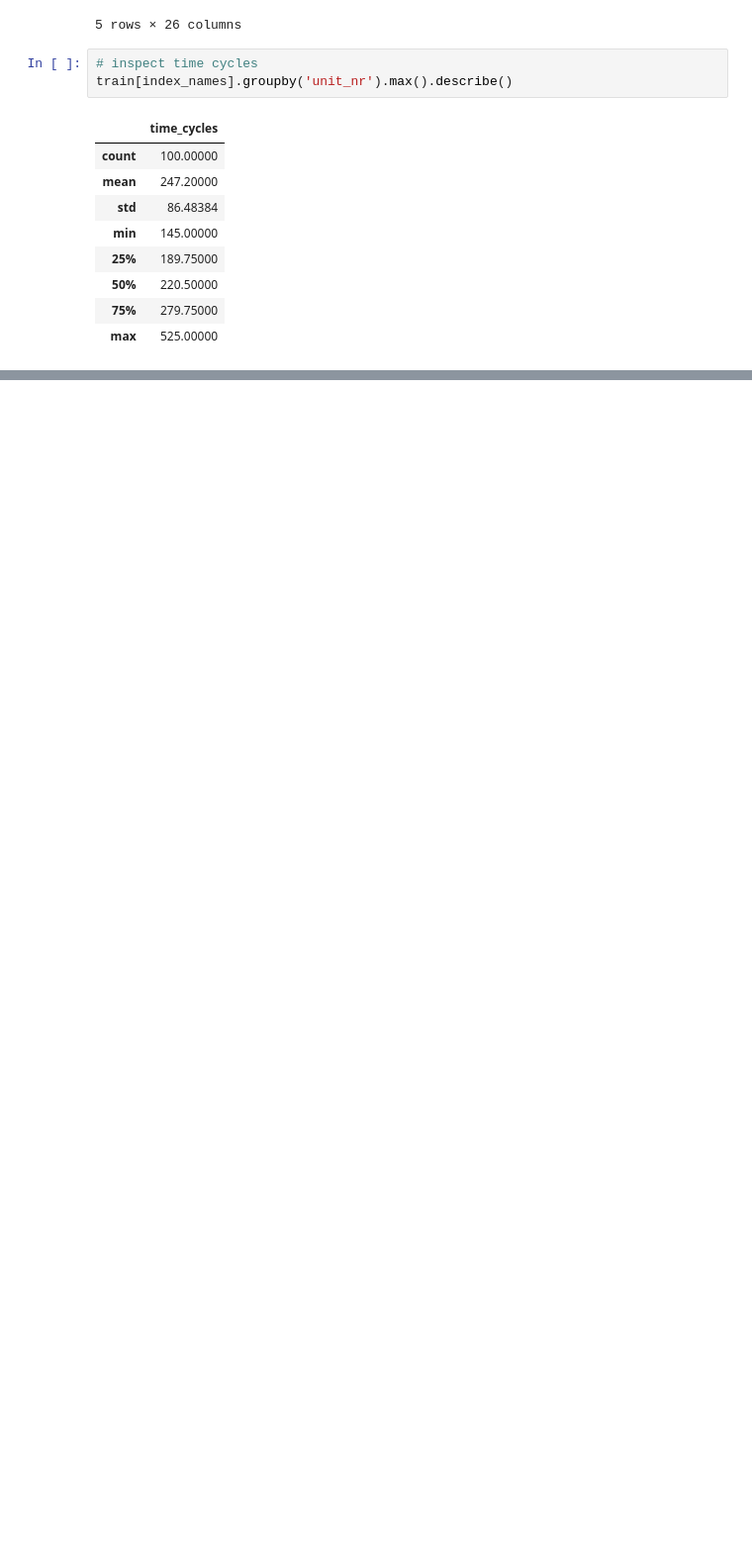
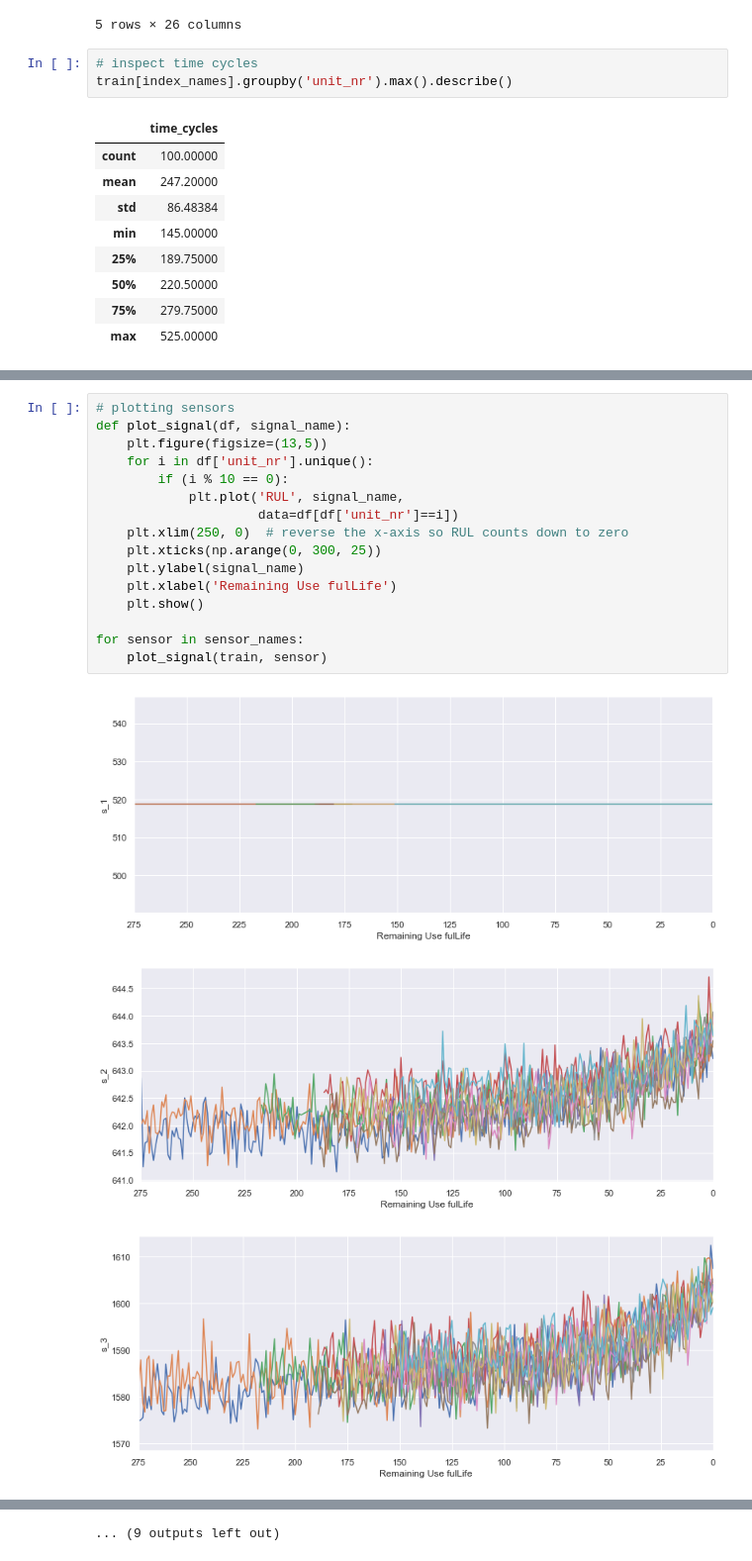
Before and after one commit to DennisxB/turbofan-predictive-maintenance, a Jupyter notebook: 02_FD003.ipynb, the cells around one changed output, grey strips where cells are left out. Shown at 99% size. Drawn from its saved outputs; the diff is of its cells as text; blank space fills up the shorter version.

```diff
--- a/02_FD003.ipynb
+++ b/02_FD003.ipynb
@@ -78,0 +114,20 @@ train[index_names].groupby('unit_nr').max().describe()
+# %%
+# plotting sensors
+def plot_signal(df, signal_name):
+    plt.figure(figsize=(13,5))
+    for i in df['unit_nr'].unique():
+        if (i % 10 == 0):
+            plt.plot('RUL', signal_name,
+                     data=df[df['unit_nr']==i])
+    plt.xlim(250, 0)  # reverse the x-axis so RUL counts down to zero
+    plt.xticks(np.arange(0, 300, 25))
+    plt.ylabel(signal_name)
+    plt.xlabel('Remaining Use fulLife')
+    plt.show()
+
+for sensor in sensor_names:
+    plot_signal(train, sensor)
+# %% [output]
+[figure, added]
+[figure, added]
+[figure, added]
@@ -78,0 +143 @@ train[index_names].groupby('unit_nr').max().describe()
+... (9 outputs left out)
```
Also changed, not shown: parts of 4 cells of this notebook.
